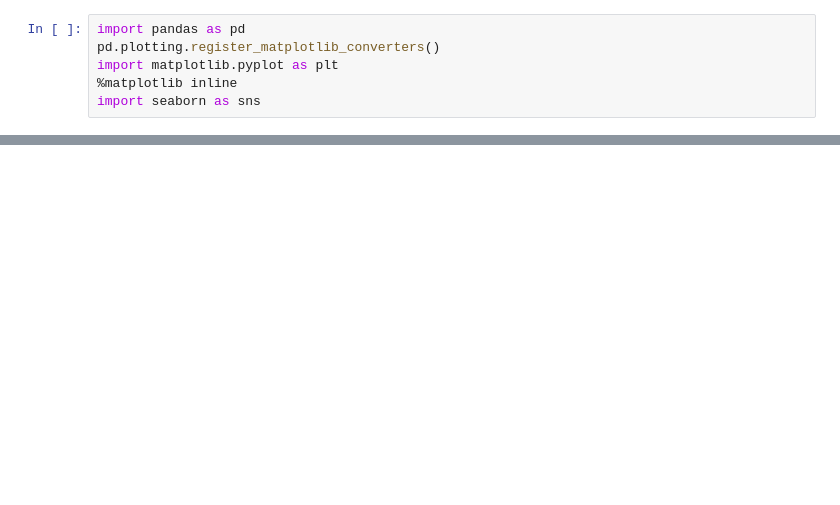
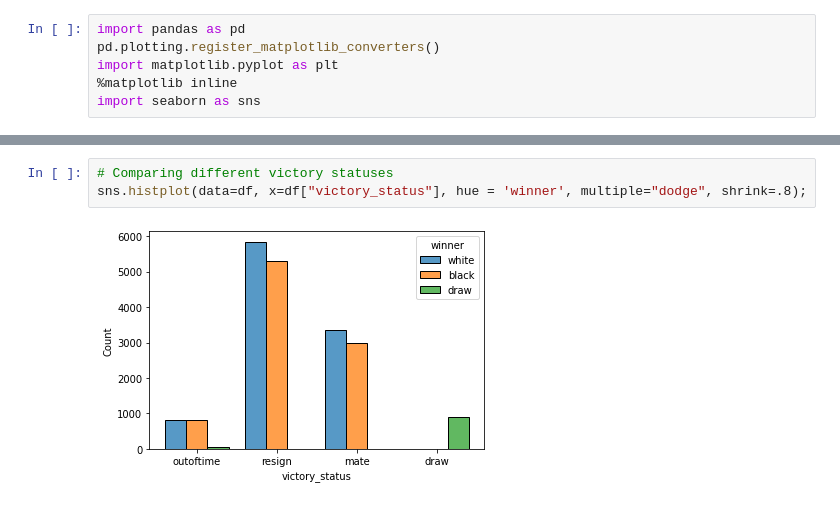
Before and after one commit to Cerre/Chess, a Jupyter notebook: src/chess_visualization.ipynb, the cells around one changed output, grey strips where cells are left out. Cells and saved outputs as stored; diff of their text form; blank space fills up the shorter version.

```diff
--- a/src/chess_visualization.ipynb
+++ b/src/chess_visualization.ipynb
@@ -17,0 +92,5 @@ data.head()
+# %%
+# Comparing different victory statuses
+sns.histplot(data=df, x=df["victory_status"], hue = 'winner', multiple="dodge", shrink=.8);
+# %% [output]
+[figure, added]
```
Also changed, not shown: parts of 13 cells of this notebook.
